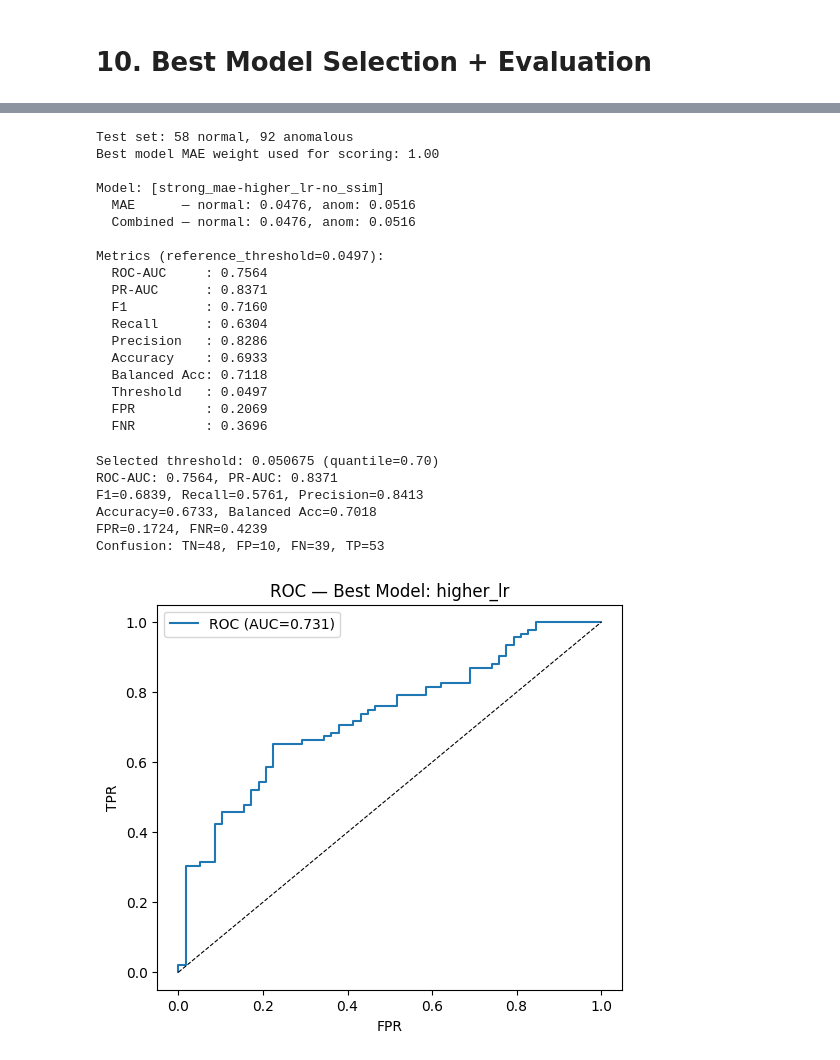
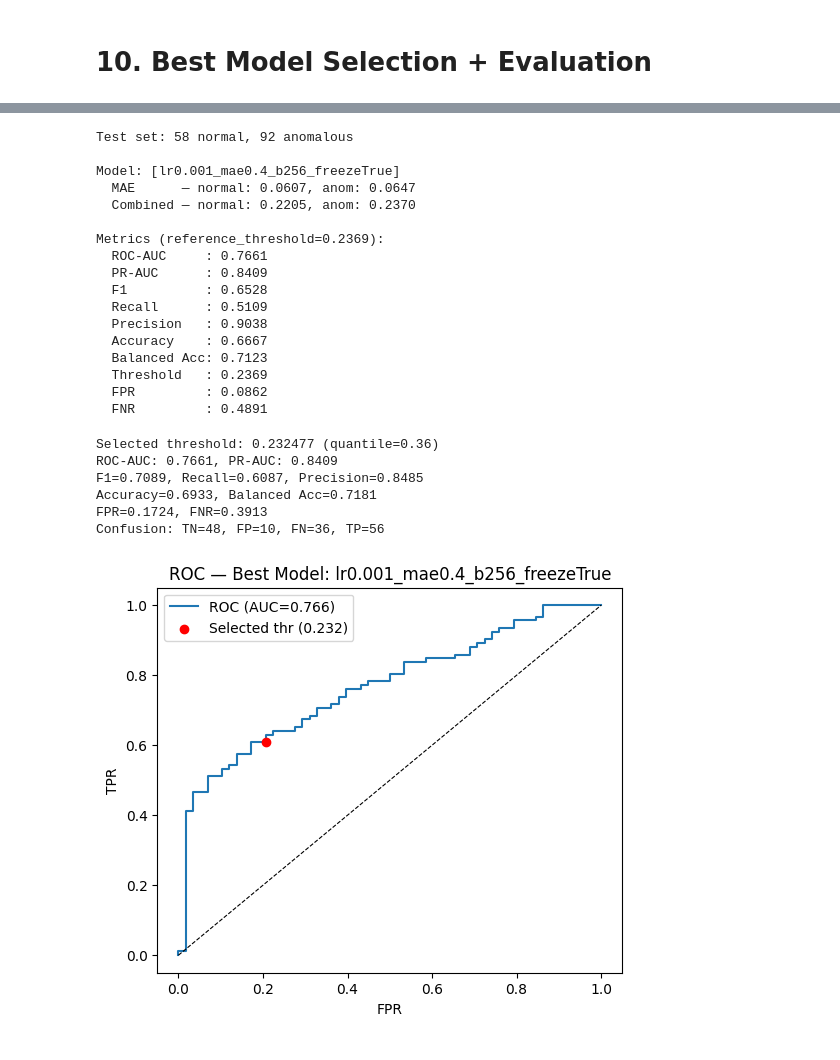
Before and after one commit to jialetoh/50039-proj-group07-2026, a Jupyter notebook: notebooks/04_tuned_pretrained_encoder.ipynb, the cells around one changed output, grey strips where cells are left out. Saved outputs shown, nothing was run; the diff lists cells and outputs as text; code cells hidden in the pictures.

Commit message:
updated report, removed old version
put in actual experiment notebooks with results for reference

```diff
--- a/notebooks/04_tuned_pretrained_encoder.ipynb
+++ b/notebooks/04_tuned_pretrained_encoder.ipynb
@@ -521,13 +521,8 @@ def run_experiment(cfg):
         PATIENCE=cfg.get('patience', 15)
     )
 
-    # Ensure evaluation uses the same MAE/SSIM weighting as training.
-    mae, comb, labels, val_comb = compute_scores(
-        model,
-        test_loader,
-        val_loader,
-        MAE_WEIGHT=cfg.get('mae_weight', 0.4),
-    )
+    # --- Evaluation ---
+    mae, comb, labels, val_comb = compute_scores(model, test_loader, val_loader)
 
     auc = roc_auc_score(labels, comb)
     ap  = average_precision_score(labels, comb)
@@ -558,7 +553,6 @@ def run_experiment(cfg):
         'name': cfg['name'],
         'model': model,
         'losses': losses,
-        'mae_weight_used': cfg.get('mae_weight', 0.4),
         'metrics': {
             'auc': auc,
             'ap': ap,
@@ -607,8 +599,8 @@ configs = [ {'name': 'baseline', 'lr': 1e-4, 'mae_weight': 0.4, 'bottleneck': 25
             {'name': 'freeze_encoder', 'lr': 1e-4, 'mae_weight': 0.4, 'bottleneck': 256, 'freeze': True, 'num_epochs': 50, 'patience': 15},
             ]
 '''
-configs = [ {'name': 'higher_lr', 'lr': 1e-3, 'mae_weight': 0.4, 'bottleneck': 256, 'freeze': True, 'num_epochs': 50, 'patience': 15},
-            {'name': 'strong_mae', 'lr': 1e-4, 'mae_weight': 0.6, 'bottleneck': 256, 'freeze': True, 'num_epochs': 50, 'patience': 15}
+configs = [ {'name': 'higher_lr', 'lr': 1e-3, 'mae_weight': 0.4, 'bottleneck': 256, 'freeze': False, 'num_epochs': 50, 'patience': 15},
+            {'name': 'strong_mae', 'lr': 1e-4, 'mae_weight': 0.6, 'bottleneck': 256, 'freeze': False, 'num_epochs': 50, 'patience': 15}
             ]
 # %%
 import pickle
@@ -740,17 +899,12 @@ Best config: strong_mae-higher_lr-no_ssim (Weighted Score=0.7617)
 # %%
-# Compute anomaly scores for test and val sets using the winning run's MAE/SSIM weight.
-best_mae_weight = best.get('mae_weight_used', 0.4)
+# Compute anomaly scores for test and val sets
 mae_scores, combined_scores, all_labels, val_combined = compute_scores(
-    best_model,
-    test_loader,
-    val_loader,
-    MAE_WEIGHT=best_mae_weight,
+    best_model, test_loader, val_loader
 )
 
 n_normal = int((all_labels == 0).sum())
 n_anom   = int((all_labels == 1).sum())
 print(f'\nTest set: {n_normal} normal, {n_anom} anomalous')
-print(f'Best model MAE weight used for scoring: {best_mae_weight:.2f}')
 
 best_model_name = best['name']
 for tag, mae_s, comb_s in [(best_model_name, mae_scores, combined_scores)]:
@@ -805,23 +959,22 @@ for name, key in metrics:
     print(f"  {name:<12}: {results_dict[key]:.4f}")
 # %% [output]
 Test set: 58 normal, 92 anomalous
-Best model MAE weight used for scoring: 1.00
 
-Model: [strong_mae-higher_lr-no_ssim]
-  MAE      — normal: 0.0476, anom: 0.0516
-  Combined — normal: 0.0476, anom: 0.0516
+Model: [lr0.001_mae0.4_b256_freezeTrue]
+  MAE      — normal: 0.0607, anom: 0.0647
+  Combined — normal: 0.2205, anom: 0.2370
 
-Metrics (reference_threshold=0.0497):
-  ROC-AUC     : 0.7564
-  PR-AUC      : 0.8371
-  F1          : 0.7160
-  Recall      : 0.6304
-  Precision   : 0.8286
-  Accuracy    : 0.6933
-  Balanced Acc: 0.7118
-  Threshold   : 0.0497
-  FPR         : 0.2069
-  FNR         : 0.3696
+Metrics (reference_threshold=0.2369):
+  ROC-AUC     : 0.7661
+  PR-AUC      : 0.8409
+  F1          : 0.6528
+  Recall      : 0.5109
+  Precision   : 0.9038
+  Accuracy    : 0.6667
+  Balanced Acc: 0.7123
+  Threshold   : 0.2369
+  FPR         : 0.0862
+  FNR         : 0.4891
 # %%
 # Sweep quantiles and select threshold
 QUANTILES = np.linspace(0.2, 0.99, 50)
@@ -871,29 +1024,29 @@ print(f'Accuracy={selected["acc"]:.4f}, Balanced Acc={selected["bacc"]:.4f}')
 print(f'FPR={selected["fpr"]:.4f}, FNR={selected["fnr"]:.4f}')
 print(f'Confusion: TN={selected["tn"]}, FP={selected["fp"]}, FN={selected["fn"]}, TP={selected["tp"]}')
 # %% [output]
-Selected threshold: 0.050675 (quantile=0.70)
-ROC-AUC: 0.7564, PR-AUC: 0.8371
-F1=0.6839, Recall=0.5761, Precision=0.8413
-Accuracy=0.6733, Balanced Acc=0.7018
-FPR=0.1724, FNR=0.4239
-Confusion: TN=48, FP=10, FN=39, TP=53
+Selected threshold: 0.232477 (quantile=0.36)
+ROC-AUC: 0.7661, PR-AUC: 0.8409
+F1=0.7089, Recall=0.6087, Precision=0.8485
+Accuracy=0.6933, Balanced Acc=0.7181
+FPR=0.1724, FNR=0.3913
+Confusion: TN=48, FP=10, FN=36, TP=56
 # %%
 # Plot ROC curve
 fpr_c, tpr_c, roc_thr = roc_curve(all_labels, combined_scores)
 plot_idx = np.argmin(np.abs(roc_thr - threshold))
 
 plt.figure(figsize=(6,5))
 plt.plot(fpr_c, tpr_c, label=f'ROC (AUC={auc:.3f})')
-# plt.scatter(fpr_c[plot_idx], tpr_c[plot_idx], color='red', zorder=5,
-#             label=f'Selected thr ({threshold:.3f})')
+plt.scatter(fpr_c[plot_idx], tpr_c[plot_idx], color='red', zorder=5,
+            label=f'Selected thr ({threshold:.3f})')
 plt.plot([0,1],[0,1],'k--', linewidth=0.8)
 plt.xlabel('FPR')
 plt.ylabel('TPR')
 plt.title(f'ROC — Best Model: {best_model_name}')
 plt.legend()
 plt.show()
 # %% [output]
-[figure, old version]
+[figure, new version]
 # %%
 # Compute pixel-level maps
 em_best, gt_best, iou_best, thr_best, px_auc = pixel_eval(best_model, best_model_name)
```
Also changed, not shown: parts of 11 cells of this notebook, 4 other files.
